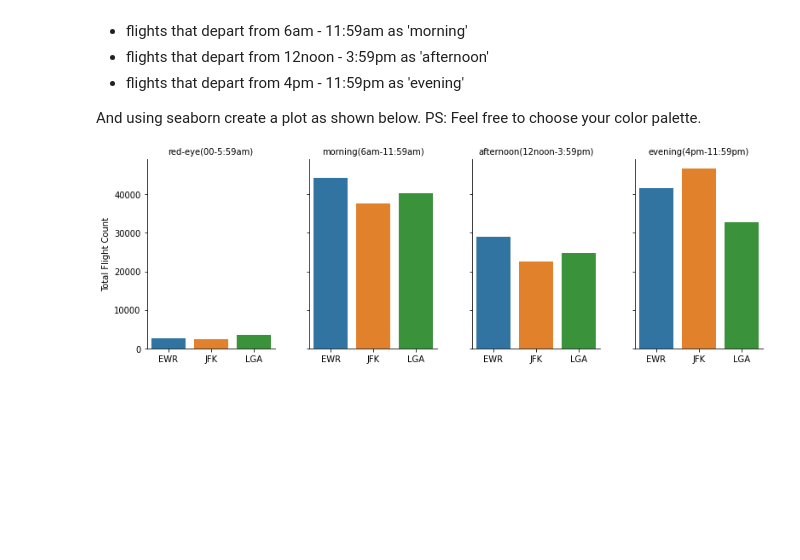
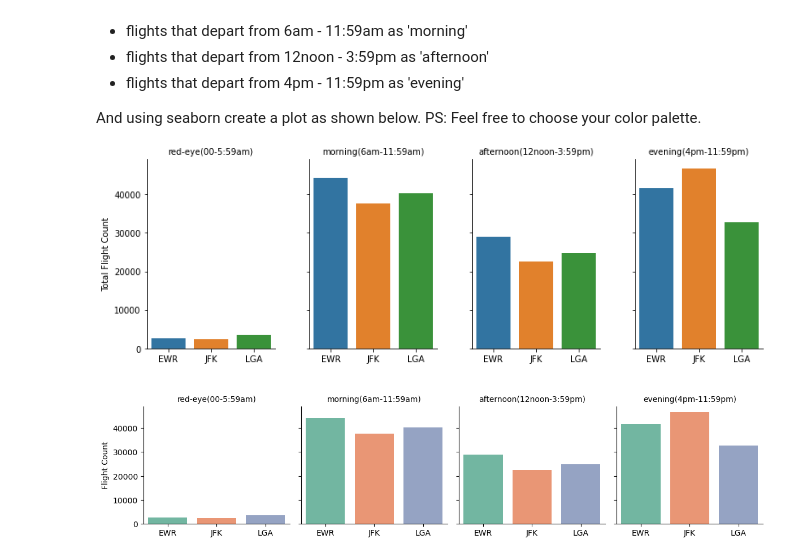
Before and after one commit to brynnwoolley/stats507-coursework, a Jupyter notebook: PS7/hw7.ipynb, the cells around one changed output. Saved outputs shown, nothing was run; the diff lists cells and outputs as text; code cells hidden in the pictures; blank space fills up the shorter version.

```diff
--- a/PS7/hw7.ipynb
+++ b/PS7/hw7.ipynb
@@ -199,3 +280,28 @@ raise NotImplementedError()
+# %%
+# segment data
+bins = [-1, 559, 1159, 1559, 2359]
+labels = ['red-eye(00-5:59am)', 'morning(6am-11:59am)',
+          'afternoon(12noon-3:59pm)', 'evening(4pm-11:59pm)']
+flights['flight type'] = pd.cut(flights['dep_time'], bins=bins, labels=labels)
+
+# group and count
+df_data = flights.groupby(['origin', 'flight type'], observed=True).size().reset_index(name='Flight Count')
+
+fig_3 = sns.FacetGrid(df_data, col='flight type')
+# YOUR CODE HERE
+fig_3.map_dataframe(
+    sns.barplot,
+    x='origin',
+    y='Flight Count',
+    hue='origin',
+    palette='Set2',
+    order=sorted(df_data['origin'].unique()),
+    dodge=False
+)
+fig_3.set_titles(col_template='{col_name}')
+fig_3.set(xlabel='');
+# %% [output]
+[figure, added]
 # %%
 assert fig_3.figure.get_axes()[0].get_title() == 'red-eye(00-5:59am)'
 assert fig_3.figure.get_axes()[0].get_ylabel() == 'Flight Count'
```
Also changed, not shown: parts of 18 cells of this notebook.
